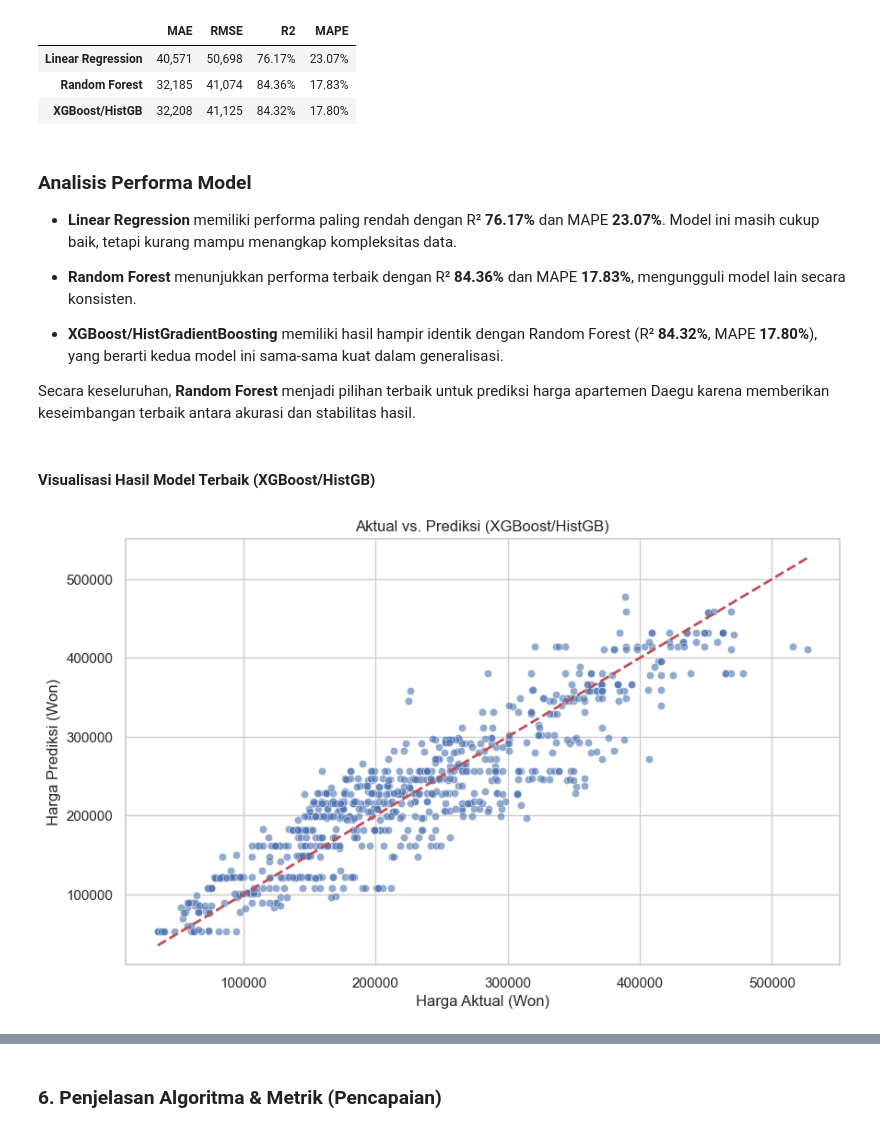
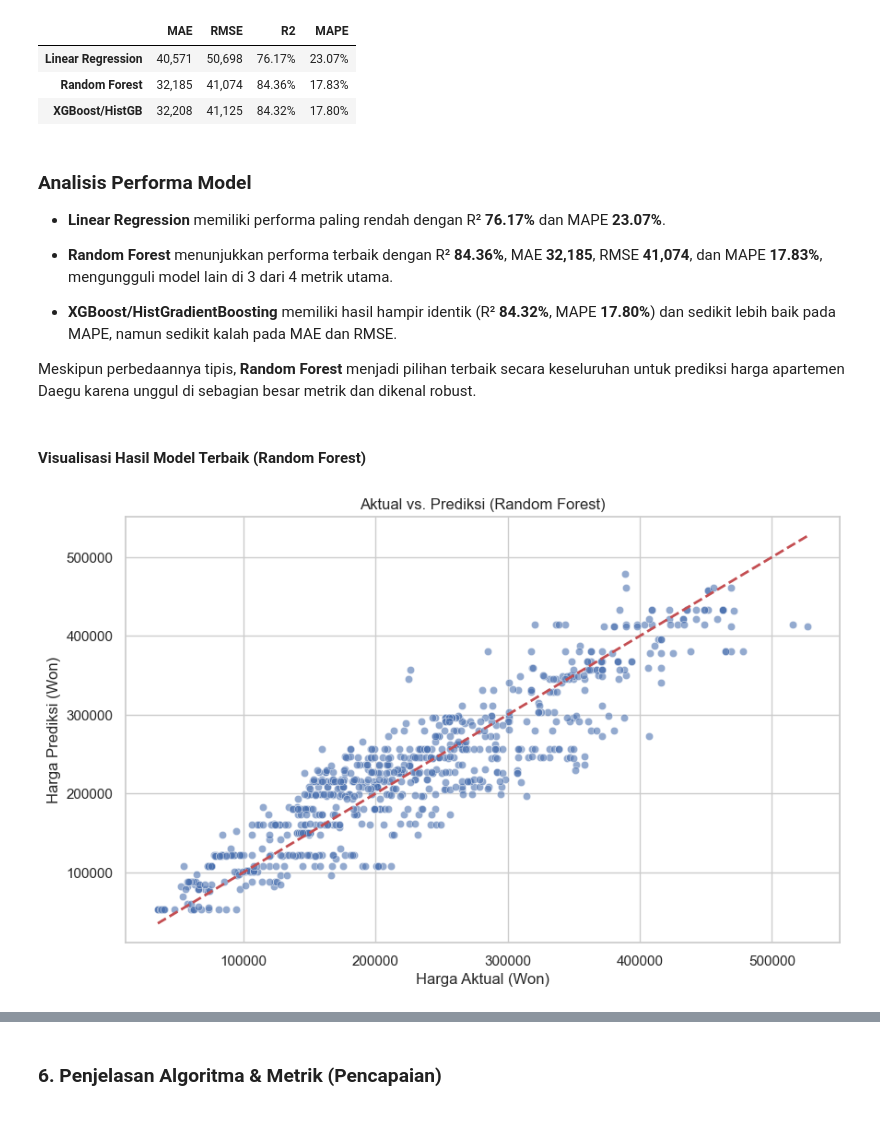
Before and after one commit to hanskym/ai-engineering-capstone, a Jupyter notebook: capstone-2/notebook.ipynb, the cells around one changed output, grey strips where cells are left out. Drawn from its saved outputs; the diff is of its cells as text; code cells hidden in the pictures.

```diff
--- a/capstone-2/notebook.ipynb
+++ b/capstone-2/notebook.ipynb
@@ -78,7 +80,18 @@ print(f"xgboost available: {XGB_AVAILABLE}")
 xgboost available: True
 # %%
 # Load data
-df = pd.read_csv('dataset\data_daegu_apartment.csv')
+# Pastikan path file benar. Jika file ada di folder yang sama dengan notebook, cukup nama file.
+# Jika di subfolder 'dataset', gunakan 'dataset/nama_file.csv'
+try:
+    df = pd.read_csv('data_daegu_apartment.csv') # Coba path ini dulu
+except FileNotFoundError:
+    try:
+        df = pd.read_csv('dataset/data_daegu_apartment.csv') # Coba path alternatif
+    except FileNotFoundError:
+        print("Error: File dataset tidak ditemukan. Pastikan 'data_daegu_apartment.csv' ada di folder yang benar.")
+        # Hentikan eksekusi atau tangani error sesuai kebutuhan
+        raise
+
 df.head()
 # %% [output]
 |  | HallwayType | TimeToSubway | SubwayStation | N_FacilitiesNearBy(ETC) | N_FacilitiesNearBy(PublicOffice) | ... |
@@ -354,26 +364,28 @@ Hasil Evaluasi Model pada Data Test:
 # %% [markdown]
 ### Analisis Performa Model
 
-- **Linear Regression** memiliki performa paling rendah dengan R² **76.17%** dan MAPE **23.07%**. Model ini masih cukup baik, tetapi kurang mampu menangkap kompleksitas data.
+- **Linear Regression** memiliki performa paling rendah dengan R² **76.17%** dan MAPE **23.07%**.
 
-- **Random Forest** menunjukkan performa terbaik dengan R² **84.36%** dan MAPE **17.83%**, mengungguli model lain secara konsisten.
+- **Random Forest** menunjukkan performa terbaik dengan R² **84.36%**, MAE **32,185**, RMSE **41,074**, dan MAPE **17.83%**, mengungguli model lain di 3 dari 4 metrik utama.
 
-- **XGBoost/HistGradientBoosting** memiliki hasil hampir identik dengan Random Forest (R² **84.32%**, MAPE **17.80%**), yang berarti kedua model ini sama-sama kuat dalam generalisasi.
+- **XGBoost/HistGradientBoosting** memiliki hasil hampir identik (R² **84.32%**, MAPE **17.80%**) dan sedikit lebih baik pada MAPE, namun sedikit kalah pada MAE dan RMSE.
 
-Secara keseluruhan, **Random Forest** menjadi pilihan terbaik untuk prediksi harga apartemen Daegu karena memberikan keseimbangan terbaik antara akurasi dan stabilitas hasil.
+Meskipun perbedaannya tipis, **Random Forest** menjadi pilihan terbaik secara keseluruhan untuk prediksi harga apartemen Daegu karena unggul di sebagian besar metrik dan dikenal robust.
 # %% [markdown]
-#### **Visualisasi Hasil Model Terbaik (XGBoost/HistGB)**
+#### **Visualisasi Hasil Model Terbaik (Random Forest)**
 # %%
-# Plot Aktual vs. Prediksi (Model XGBoost/HistGB)
-y_pred_xgb = pipeline_xgb.predict(X_test)
+# Plot Aktual vs. Prediksi (Model Random Forest)
+y_pred_rf = pipeline_rf.predict(X_test)
 
 plt.figure(figsize=(10, 6))
-sns.scatterplot(x=y_test, y=y_pred_xgb, alpha=0.6)
+sns.scatterplot(x=y_test, y=y_pred_rf, alpha=0.6)
 plt.plot([y_test.min(), y_test.max()], [y_test.min(), y_test.max()], '--r', linewidth=2) # Garis ideal
-plt.title('Aktual vs. Prediksi (XGBoost/HistGB)')
+plt.title('Aktual vs. Prediksi (Random Forest)')
 plt.xlabel('Harga Aktual (Won)')
 plt.ylabel('Harga Prediksi (Won)')
+plt.savefig("results/prediction_vs_actual.png")
 plt.show()
+plt.close()
 # %% [output]
-[figure, old version]
+[figure, new version]
 # %%
```
Also changed, not shown: parts of 25 cells of this notebook, 9 other files.
